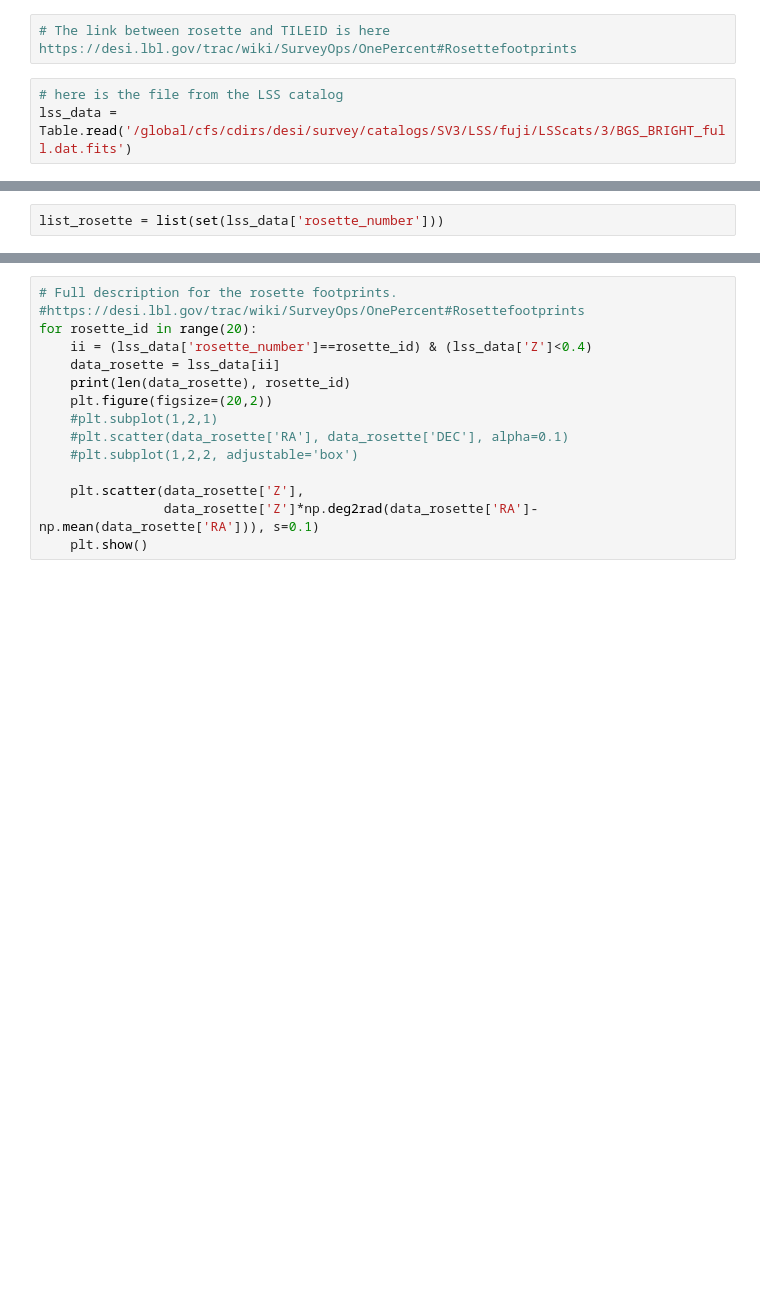
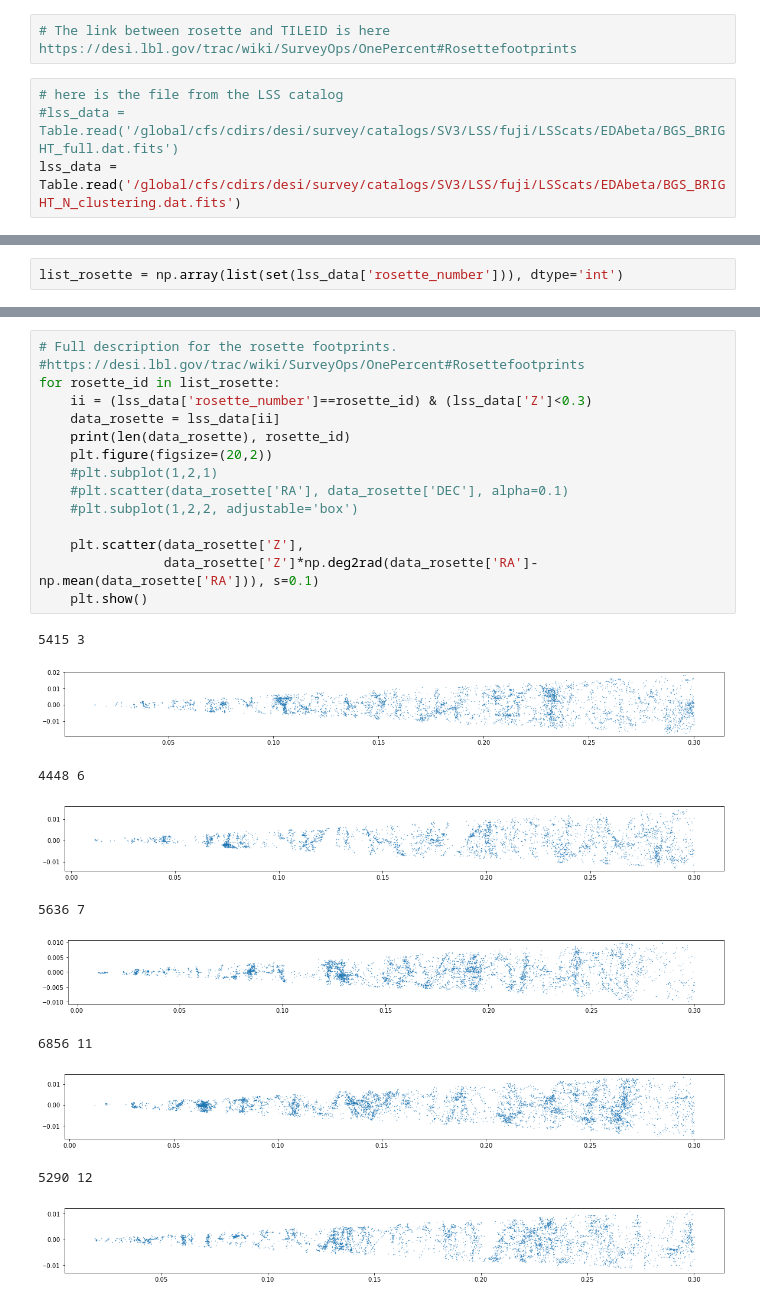
Before and after one commit to forero/CosmicWeb-VAC-DESI-EDR, a Jupyter notebook: nb/01_main_data_from_edr.ipynb, the cells around one changed output, grey strips where cells are left out. Cells and saved outputs as stored; diff of their text form; blank space fills up the shorter version.

```diff
--- a/nb/01_main_data_from_edr.ipynb
+++ b/nb/01_main_data_from_edr.ipynb
@@ -30,4 +41,5 @@ len(set(bgs_bright_zcat['TILEID']))
 # The link between rosette and TILEID is here https://desi.lbl.gov/trac/wiki/SurveyOps/OnePercent#Rosettefootprints
 # %%
 # here is the file from the LSS catalog
-lss_data = Table.read('/global/cfs/cdirs/desi/survey/catalogs/SV3/LSS/fuji/LSScats/3/BGS_BRIGHT_full.dat.fits')
+#lss_data = Table.read('/global/cfs/cdirs/desi/survey/catalogs/SV3/LSS/fuji/LSScats/EDAbeta/BGS_BRIGHT_full.dat.fits')
+lss_data = Table.read('/global/cfs/cdirs/desi/survey/catalogs/SV3/LSS/fuji/LSScats/EDAbeta/BGS_BRIGHT_N_clustering.dat.fits')
@@ -36,4 +73,4 @@ plt.scatter(lss_data['RA'], lss_data['DEC'])
 # %%
-list_rosette = list(set(lss_data['rosette_number']))
+list_rosette = np.array(list(set(lss_data['rosette_number'])), dtype='int')
 # %%
 list_rosette
@@ -40,15 +79,26 @@ list_rosette
 # %%
 # Full description for the rosette footprints.
 #https://desi.lbl.gov/trac/wiki/SurveyOps/OnePercent#Rosettefootprints
-for rosette_id in range(20):
-    ii = (lss_data['rosette_number']==rosette_id) & (lss_data['Z']<0.4)
+for rosette_id in list_rosette:
+    ii = (lss_data['rosette_number']==rosette_id) & (lss_data['Z']<0.3)
     data_rosette = lss_data[ii]
     print(len(data_rosette), rosette_id)
     plt.figure(figsize=(20,2))
     #plt.subplot(1,2,1)
     #plt.scatter(data_rosette['RA'], data_rosette['DEC'], alpha=0.1)
     #plt.subplot(1,2,2, adjustable='box')
 
     plt.scatter(data_rosette['Z'],
                 data_rosette['Z']*np.deg2rad(data_rosette['RA']-np.mean(data_rosette['RA'])), s=0.1)
     plt.show()
+# %% [output]
+5415 3
+[figure, added]
+4448 6
+[figure, added]
+5636 7
+[figure, added]
+6856 11
+[figure, added]
+5290 12
+[figure, added]
```
Also changed, not shown: parts of 15 cells of this notebook.
